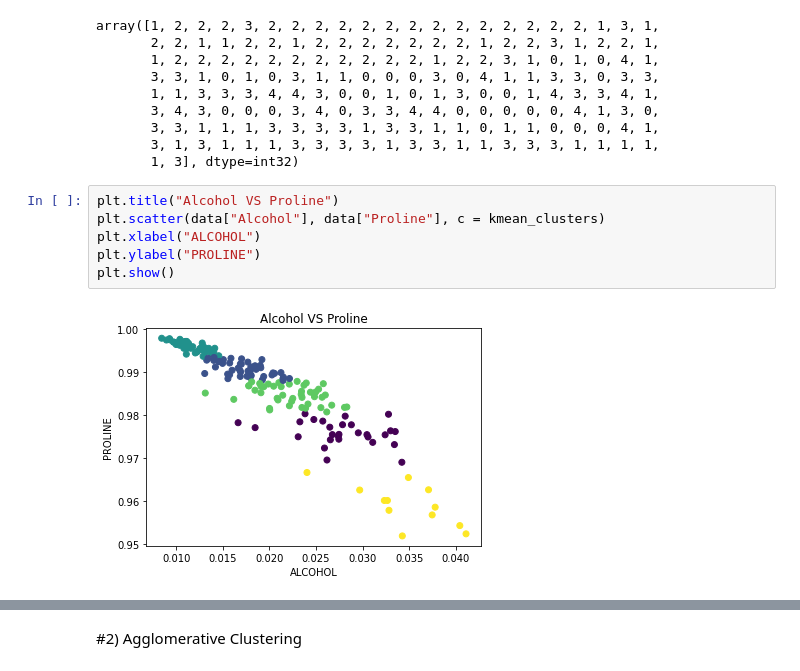
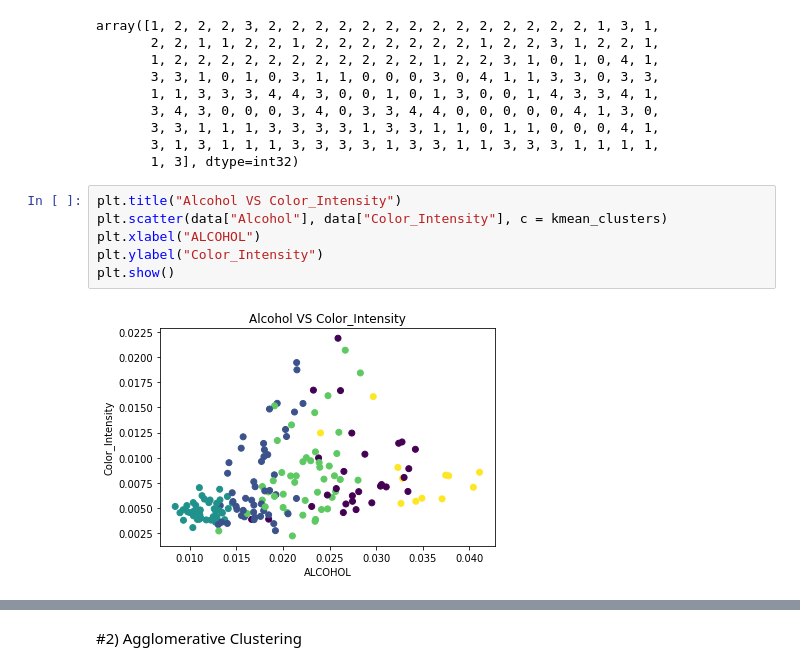
Before and after one commit to Anand1923/DSA_Assignments, a Jupyter notebook: Case_study_09_Unsupervised_Learning.ipynb, the cells around one changed output, grey strips where cells are left out. Drawn from its saved outputs; the diff is of its cells as text.

```diff
--- a/Case_study_09_Unsupervised_Learning.ipynb
+++ b/Case_study_09_Unsupervised_Learning.ipynb
@@ -90,10 +90,10 @@ array([1, 2, 2, 2, 3, 2, 2, 2, 2, 2, 2, 2, 2, 2, 2, 2, 2, 2, 2, 1, 3, 1,
        3, 1, 3, 1, 1, 1, 3, 3, 3, 3, 1, 3, 3, 1, 1, 3, 3, 3, 1, 1, 1, 1,
        1, 3], dtype=int32)
 # %%
-plt.title("Alcohol VS Proline")
-plt.scatter(data["Alcohol"], data["Proline"], c = kmean_clusters)
+plt.title("Alcohol VS Color_Intensity")
+plt.scatter(data["Alcohol"], data["Color_Intensity"], c = kmean_clusters)
 plt.xlabel("ALCOHOL")
-plt.ylabel("PROLINE")
+plt.ylabel("Color_Intensity")
 plt.show()
 # %% [output]
-[figure, old version]
+[figure, new version]
```
Also changed, not shown: parts of 5 cells of this notebook.
